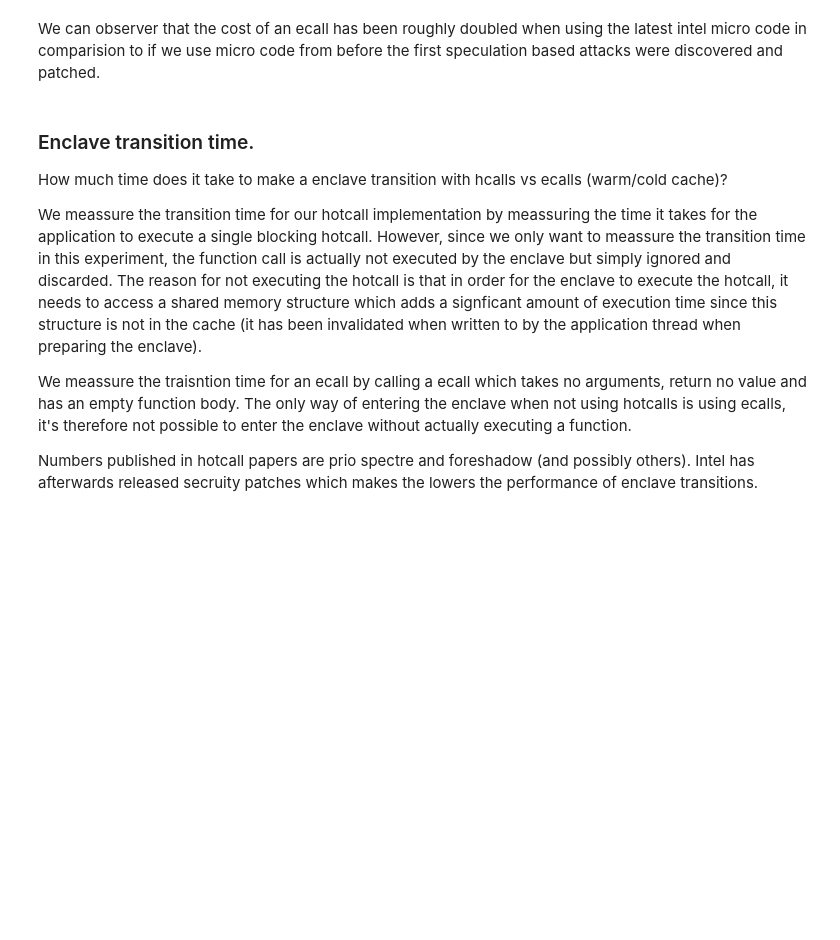
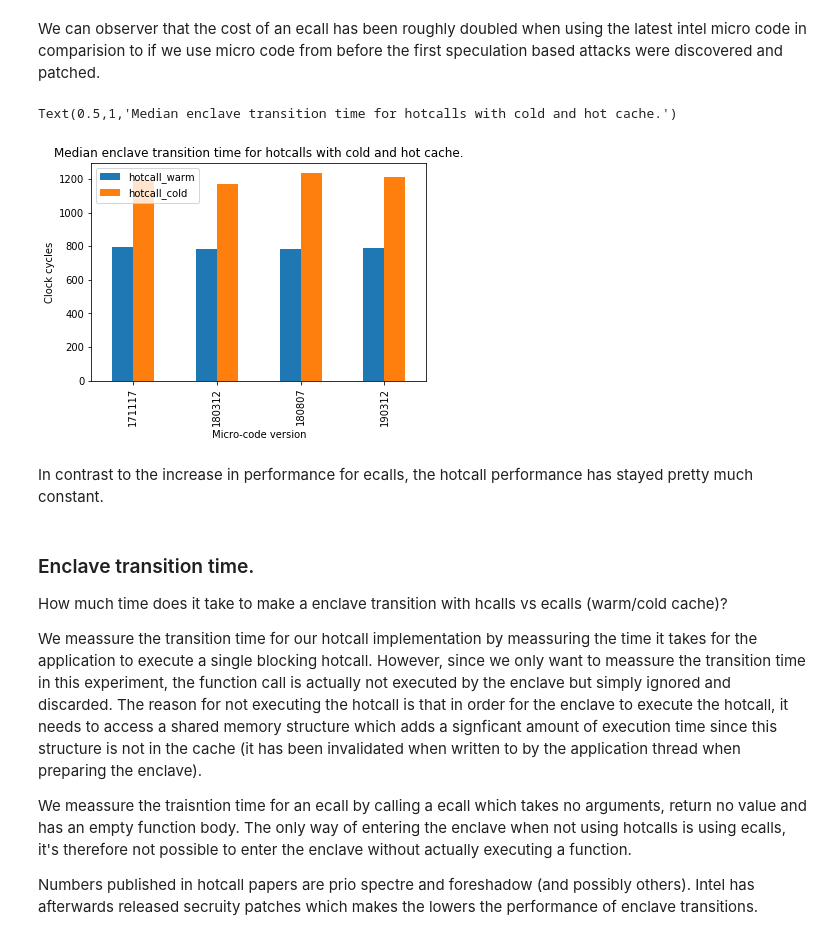
Before and after one commit to nicopal/sgx_bundler, a Jupyter notebook: sample_project/hotcall_bundler_sample/hotcall_results.ipynb, the cells around one changed output. Saved outputs shown, nothing was run; the diff lists cells and outputs as text; code cells hidden in the pictures; blank space fills up the shorter version.

```diff
--- a/sample_project/hotcall_bundler_sample/hotcall_results.ipynb
+++ b/sample_project/hotcall_bundler_sample/hotcall_results.ipynb
@@ -71,5 +86,15 @@ Text(0.5,1,'Enclave transition time for hotcalls and ecalls with cold and hot ca
 # %% [markdown]
 We can observer that the cost of an ecall has been roughly doubled when using the latest intel micro code in comparision to if we use micro code from before the first speculation based attacks were discovered and patched.
+# %%
+df_medians[['hotcall_warm', 'hotcall_cold']].plot.bar()
+plt.xlabel("Micro-code version")
+plt.ylabel("Clock cycles")
+plt.title("Median enclave transition time for hotcalls with cold and hot cache.")
+# %% [output]
+Text(0.5,1,'Median enclave transition time for hotcalls with cold and hot cache.')
+[figure, added]
+# %% [markdown]
+In contrast to the increase in performance for ecalls, the hotcall performance has stayed pretty much constant.
 # %% [markdown]
 ### Enclave transition time.
 
```
Also changed, not shown: parts of 9 cells of this notebook.
